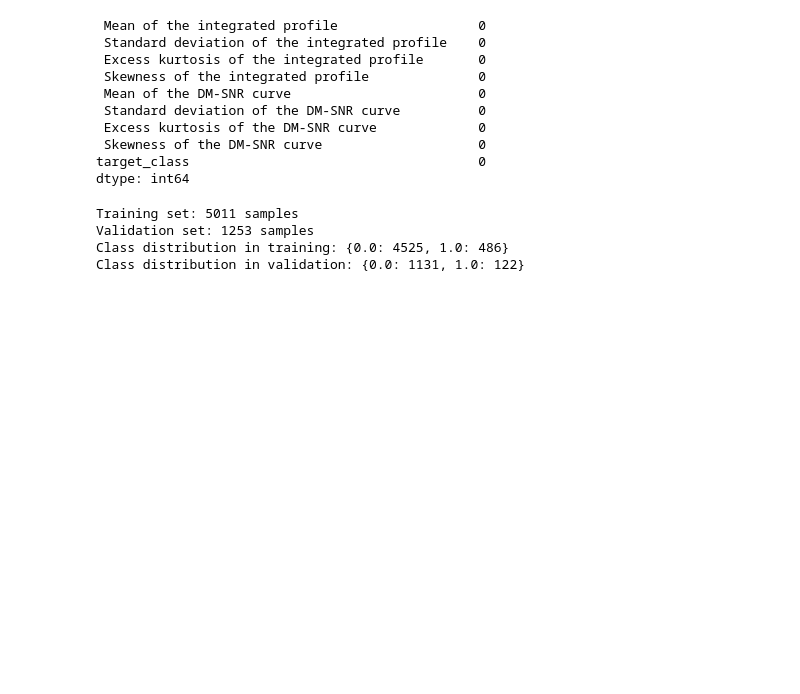
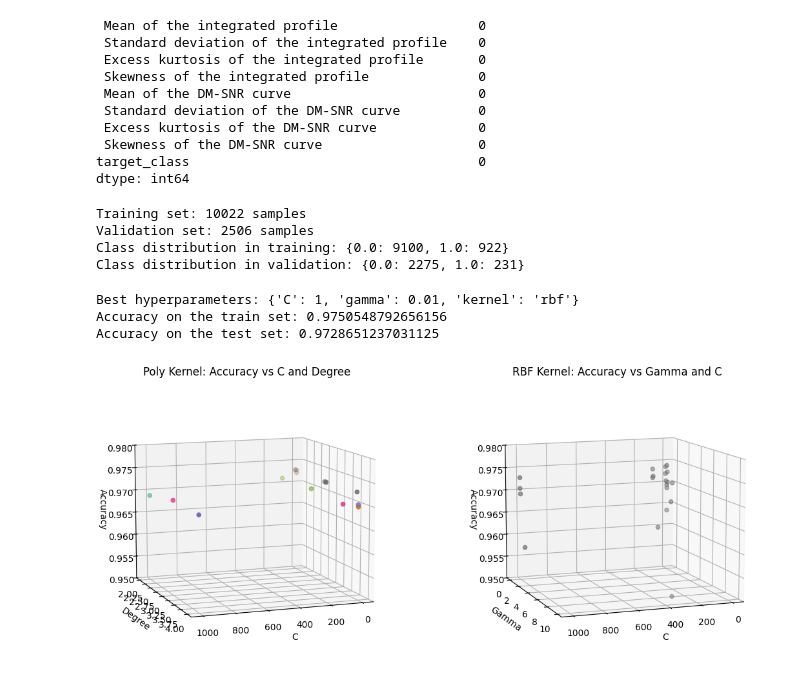
Before and after one commit to ChelsyMena/svm-classification, a Jupyter notebook: example_notebook.ipynb, the cells around one changed output. Drawn from its saved outputs; the diff is of its cells as text; code cells hidden in the pictures; blank space fills up the shorter version.

```diff
--- a/example_notebook.ipynb
+++ b/example_notebook.ipynb
@@ -390,7 +390,7 @@ dtype: int64
 # %%
 from sklearn.model_selection import train_test_split
 
-small_train_data = X_og.sample(frac=0.5, random_state=7)
+small_train_data = X_og.sample(frac=1, random_state=7)
 
 X_train_small = small_train_data.drop('target_class', axis=1)
 y_train_small = small_train_data['target_class']
@@ -407,17 +407,17 @@ print(f"Validation set: {X_val.shape[0]} samples")
 print(f"Class distribution in training: {y_train.value_counts().to_dict()}")
 print(f"Class distribution in validation: {y_val.value_counts().to_dict()}")
 # %% [output]
-Training set: 5011 samples
-Validation set: 1253 samples
-Class distribution in training: {0.0: 4525, 1.0: 486}
-Class distribution in validation: {0.0: 1131, 1.0: 122}
+Training set: 10022 samples
+Validation set: 2506 samples
+Class distribution in training: {0.0: 9100, 1.0: 922}
+Class distribution in validation: {0.0: 2275, 1.0: 231}
 # %%
 from sklearn.model_selection import GridSearchCV
 from sklearn.svm import SVC
 
 param_grid = [
 	#{'kernel': ['linear'], 'C': [0.1, 1, 10, 100, 1000]},
-	{'kernel': ['poly'], 'C': [0.1, 1, 10, 100, 1000], 'degree': [2, 3]},
+	{'kernel': ['poly'], 'C': [0.1, 1, 10, 100, 1000], 'degree': [2, 3, 4]},
 	{'kernel': ['rbf'], 'C': [0.1, 1, 10, 100, 1000], 'gamma': [0.001, 0.01, 0.1, 1, 10]},
  ]
 
@@ -430,3 +430,53 @@ grid_search.fit(X_train, y_train)
 print('Best hyperparameters:', grid_search.best_params_)
 print('Accuracy on the train set:', grid_search.best_estimator_.score(X_train, y_train))
 print('Accuracy on the test set:', grid_search.best_estimator_.score(X_val, y_val))
+# %% [output]
+Best hyperparameters: {'C': 1, 'gamma': 0.01, 'kernel': 'rbf'}
+Accuracy on the train set: 0.9750548792656156
+Accuracy on the test set: 0.9728651237031125
+# %%
+# Group Results
+results = grid_search.cv_results_
+
+results_df = pandas.DataFrame(results['params'])
+results_df['mean_test_score'] = results['mean_test_score']
+
+poly_results_df = results_df[results_df['kernel'] == 'poly']
+rbf_results_df = results_df[results_df['kernel'] == 'rbf']
+
+poly_grouped = poly_results_df.groupby(['C', 'degree'])['mean_test_score'].mean().reset_index()
+poly_C = poly_grouped['C']
+poly_degree = poly_grouped['degree']
+poly_results = poly_grouped['mean_test_score']
+
+rbf_grouped = rbf_results_df.groupby(['C', 'gamma'])['mean_test_score'].mean().reset_index()
+rbf_C = rbf_grouped['C']
+rbf_gamma = rbf_grouped['gamma']
+rbf_results = rbf_grouped['mean_test_score']
+
+# Plot
+fig = plt.figure(figsize=(12, 5))
+
+ax2 = fig.add_subplot(121, projection='3d')
+ax2.scatter(poly_C, poly_degree, poly_results, c=poly_results, cmap='Dark2')
+ax2.view_init(elev=10, azim=70)
+ax2.set_xlabel('C')
+ax2.set_ylabel('Degree')
+ax2.set_zlabel('Accuracy')
+ax2.set_zlim(0.95, 0.98)
+ax2.set_title('Poly Kernel: Accuracy vs C and Degree')
+
+# Plot the rbf kernel results
+ax3 = fig.add_subplot(122, projection='3d')
+ax3.scatter(rbf_C, rbf_gamma, rbf_results, c=rbf_results, cmap='Dark2')
+ax3.view_init(elev=10, azim=70)
+ax3.set_xlabel('C')
+ax3.set_ylabel('Gamma')
+ax3.set_zlabel('Accuracy')
+ax3.set_zlim(0.95, 0.98)
+ax3.set_title('RBF Kernel: Accuracy vs Gamma and C')
+
+plt.tight_layout()
+plt.show();
+# %% [output]
+[figure, added]
```
